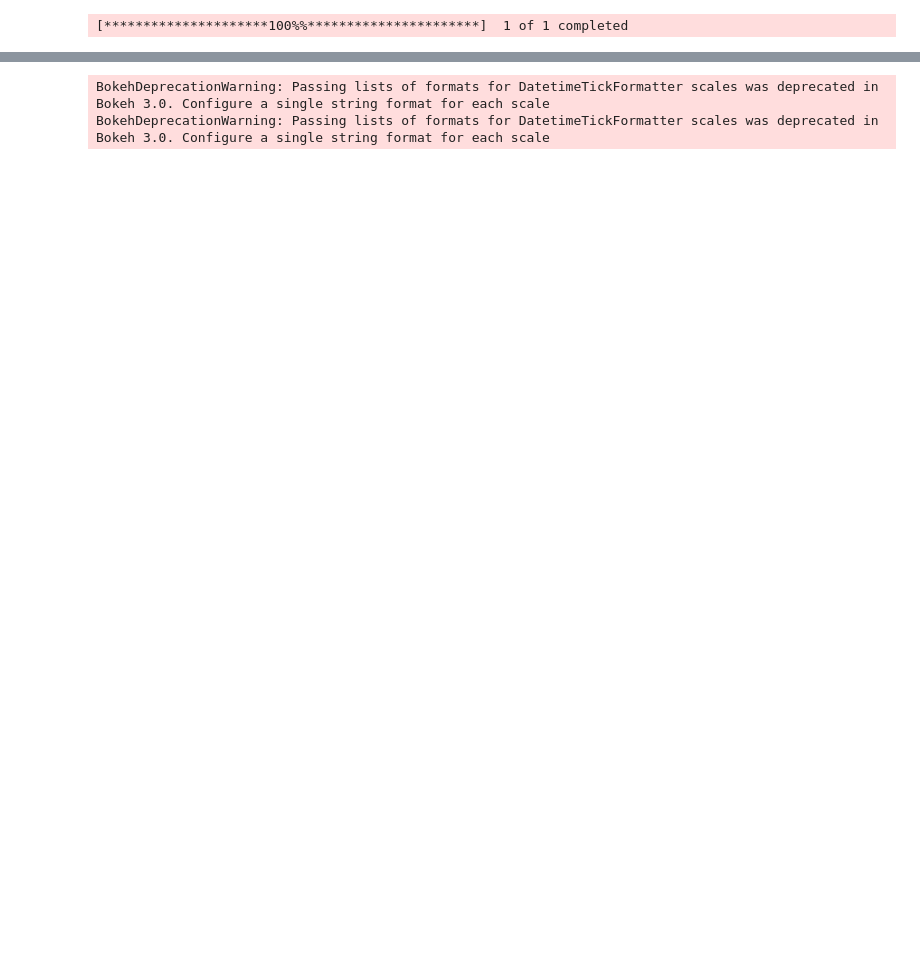
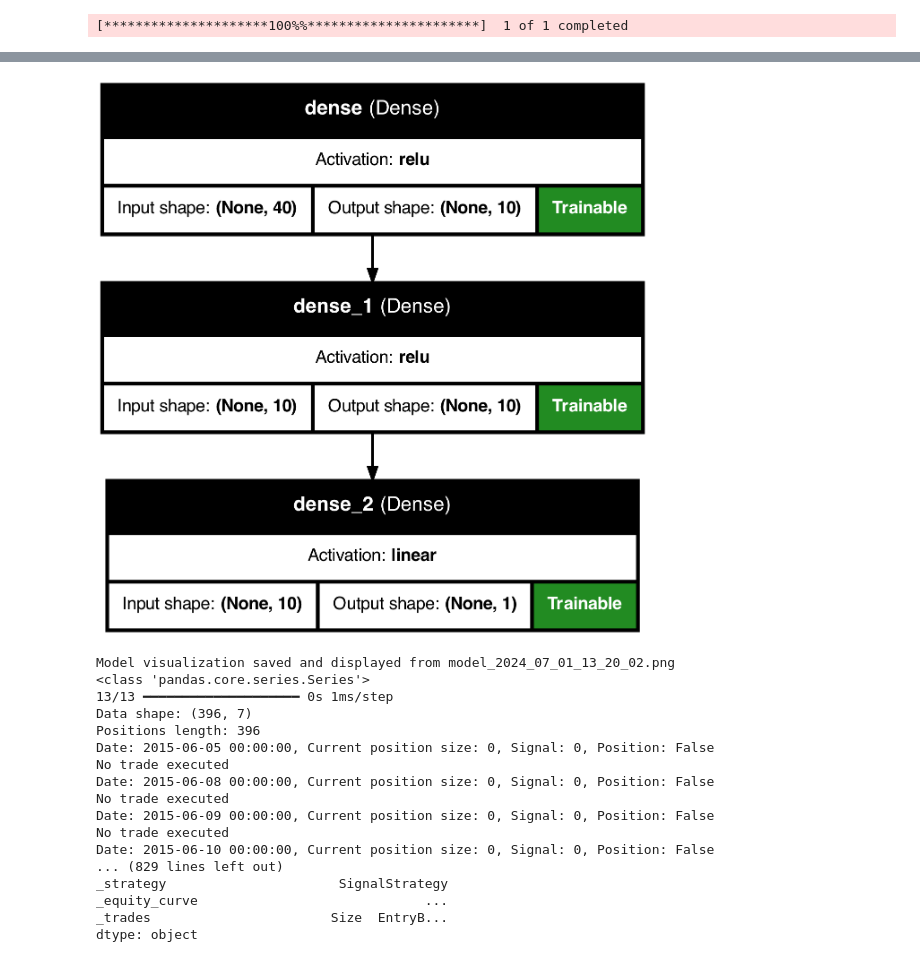
Before and after one commit to Joshbazz/Neural_Network_Trading_Algo, a Jupyter notebook: main.ipynb, the cells around one changed output, grey strips where cells are left out. Drawn from its saved outputs; the diff is of its cells as text; code cells hidden in the pictures; blank space fills up the shorter version.

```diff
--- a/main.ipynb
+++ b/main.ipynb
@@ -53,7 +56,7 @@ class StockPricePrediction:
         model = Sequential()
         model.add(Dense(10, input_dim=self.window_size, activation='relu'))
         model.add(Dense(10, activation='relu'))
-        model.add(Dense(10, activation='relu'))
+        # model.add(Dense(10, activation='relu'))
         model.add(Dense(1))
         model.compile(optimizer=SGD(learning_rate=0.001), loss='mean_squared_error', metrics=[tf.keras.metrics.MeanAbsolutePercentageError()])
         self.model = model
@@ -67,7 +70,7 @@ class StockPricePrediction:
         return loss, predictions
 
     def save_model(self, epochs):
-        current_timestamp = datetime.datetime.now().strftime("%Y_%m_%d_%H_%M_%S")
+        current_timestamp = datetime.now().strftime("%Y_%m_%d_%H_%M_%S")
         model_path = f'{current_timestamp}_stock_price_prediction_model_epochs_{epochs}.keras'
         self.model.save(model_path)
         print("Model saved successfully.")
@@ -154,7 +157,7 @@ def generate_signal(model_path, data_path, test_size, window_size=40):
     data_adjusted['Signal'] = positions
 
     # Get the current timestamp and format it
-    current_timestamp = datetime.datetime.now().strftime("%Y_%m_%d_%H_%M_%S")
+    current_timestamp = datetime.now().strftime("%Y_%m_%d_%H_%M_%S")
 
     # Save new_data with positions
     data_adjusted.to_csv(f'{current_timestamp}_new_data_with_positions.csv', index=True)
@@ -165,6 +168,36 @@ def generate_signal(model_path, data_path, test_size, window_size=40):
     data_string = f'{current_timestamp}_new_data_with_positions.csv'
 
     return data_string
+# %%
+def save_and_visualize_model(model_path):
+
+    model = load_model(model_path)
+
+    # Generate a timestamp for the model file
+    timestamp = datetime.now().strftime("%Y_%m_%d_%H_%M_%S")
+
+    # Define the image path in the current directory
+    img_path = f"model_{timestamp}.png"
+    print(f"Saving model visualization to: {img_path}")
+
+    # Plot the model and save it as a PNG image
+    plot_model(
+        model,
+        to_file=img_path,
+        show_shapes=True,
+        show_dtype=False,
+        show_layer_names=True,
+        rankdir="TB",
+        expand_nested=False,
+        dpi=200,
+        show_layer_activations=True,
+        show_trainable=True
+    )
+
+    # Display the image
+    img = Image(filename=img_path)
+    display(img)
+    print(f"Model visualization saved and displayed from {img_path}")
 # %%
 class SignalStrategy(Strategy):
     def init(self):
@@ -226,11 +256,8 @@ start_date = '2010-01-01'
 end_date = '2017-01-03'
 file_path = f'{ticker}_data_end_{end_date}_start_{start_date}.csv'
 
-
+# fetch data from Yahoo Finance and save to CSV
 fetch_and_save_data(ticker, start_date, end_date, file_path)
-
-
-# data_string = 'data/old_ohlcv/BTC-6h-2023-01-01-to-2024-06-27.csv'
 
 # Create an instance of the class
 stock_predictor = StockPricePrediction(file_path)
@@ -270,8 +297,8 @@ y_test_inv, predictions_inv = stock_predictor.inverse_transform(y_test_scaled, p
 # Save the model
 model_path = stock_predictor.save_model(epochs=50)
 
-# # uncomment when bug fixed
-# # model_plot.save_and_visualize_model(model_path, img_dir='visualization')
+# uncomment when bug fixed
+save_and_visualize_model(model_path)
 
 # Generate Signals csv
 signals_string = generate_signal(model_path, file_path, test_size)
@@ -303,2 +329,18 @@ dtype: object
+[figure, added]
-BokehDeprecationWarning: Passing lists of formats for DatetimeTickFormatter scales was deprecated in Bokeh 3.0. Configure a single string format for each scale
-BokehDeprecationWarning: Passing lists of formats for DatetimeTickFormatter scales was deprecated in Bokeh 3.0. Configure a single string format for each scale
+Model visualization saved and displayed from model_2024_07_01_13_20_02.png
+<class 'pandas.core.series.Series'>
+13/13 ━━━━━━━━━━━━━━━━━━━━ 0s 1ms/step
+Data shape: (396, 7)
+Positions length: 396
+Date: 2015-06-05 00:00:00, Current position size: 0, Signal: 0, Position: False
+No trade executed
+Date: 2015-06-08 00:00:00, Current position size: 0, Signal: 0, Position: False
+No trade executed
+Date: 2015-06-09 00:00:00, Current position size: 0, Signal: 0, Position: False
+No trade executed
+Date: 2015-06-10 00:00:00, Current position size: 0, Signal: 0, Position: False
+... (829 lines left out)
+_strategy                      SignalStrategy
+_equity_curve                             ...
+_trades                       Size  EntryB...
+dtype: object
```
Also changed, not shown: parts of 3 cells of this notebook, 18 other files.
